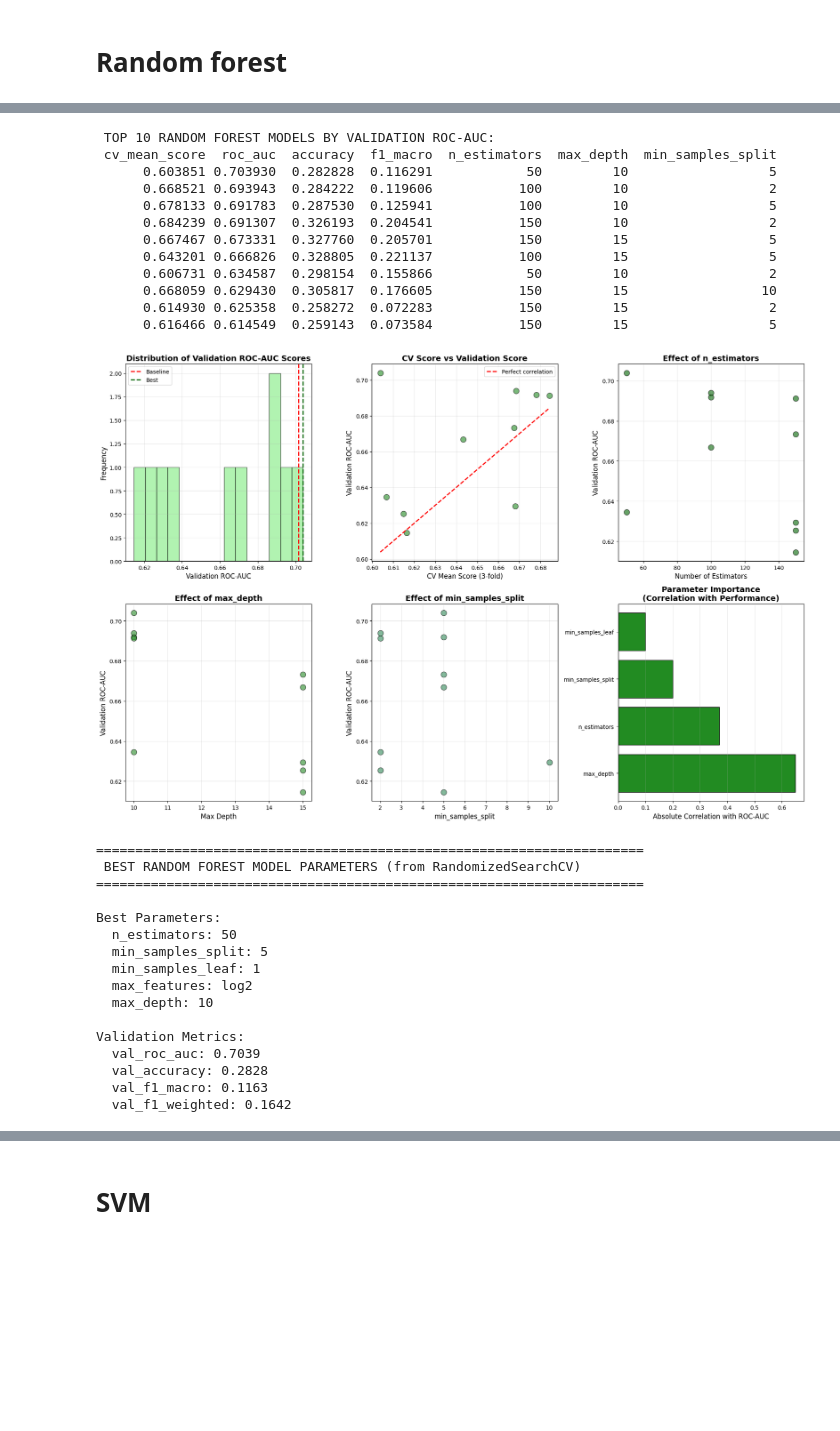
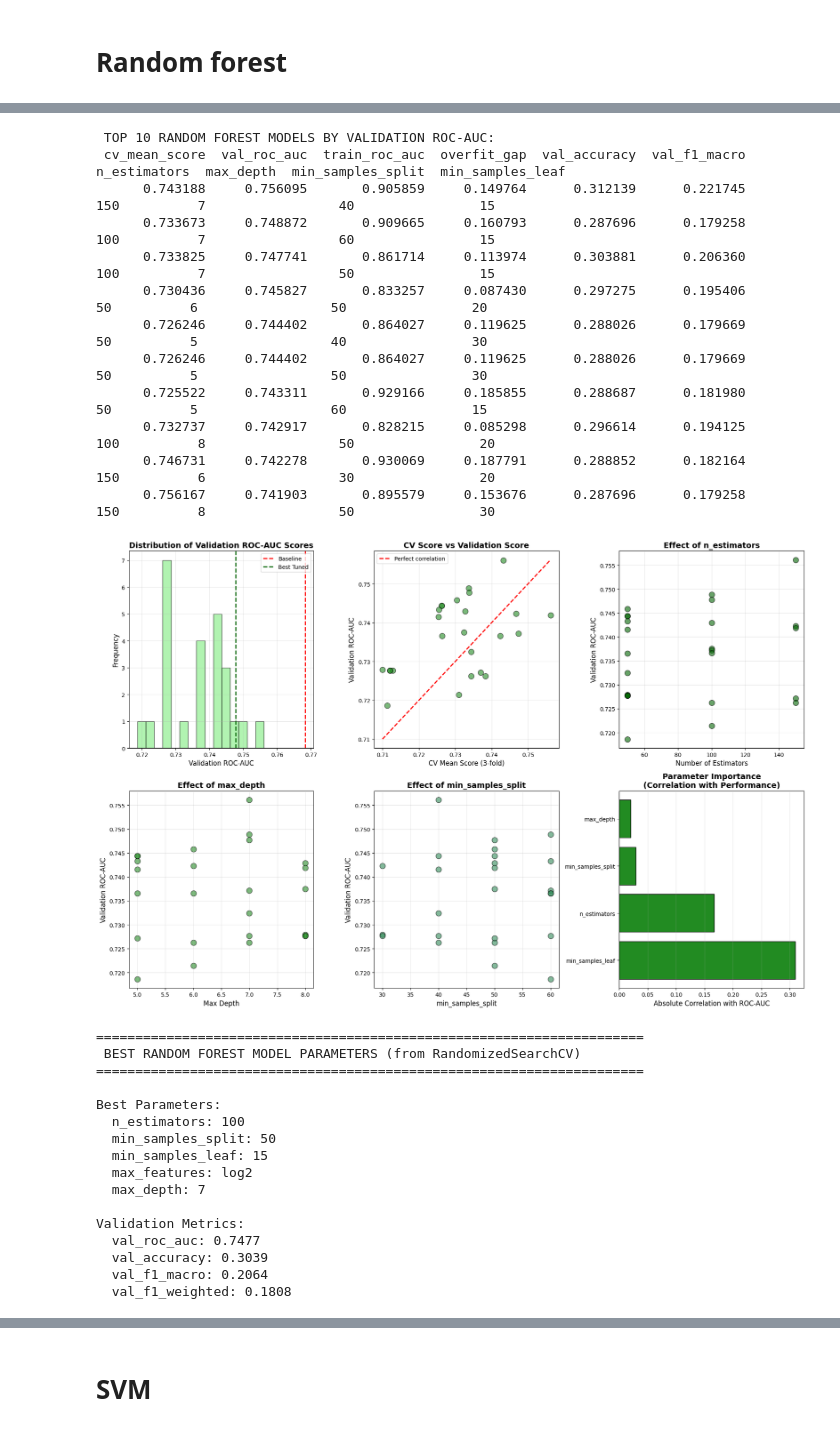
Before and after one commit to CuongWao123/IPCV_Emotion_Classification, a Jupyter notebook: TrainingModel.ipynb, the cells around one changed output, grey strips where cells are left out. Cells and saved outputs as stored; diff of their text form; code cells hidden in the pictures; blank space fills up the shorter version.

```diff
--- a/TrainingModel.ipynb
+++ b/TrainingModel.ipynb
@@ -41,0 +42,7 @@ from utils import EmotionDataPreprocessor, load_fer2013_data
+# %%
+# 1. Load data (train split into train/val, and test)
+print("Loading data...")
+# Load original training data
+X_train_full, y_train_full, emotion_labels = load_fer2013_data('Data_origin/train')
+# Load test data
+X_test, y_test, _ = load_fer2013_data('Data_origin/test')
@@ -1203,10 +1302,10 @@ Randomized Search iterations: 10 (demo mode)
 # %%
 
 results_df_rf = pd.DataFrame(results_list_rf)
-results_df_rf = results_df_rf.sort_values('roc_auc', ascending=False)
+results_df_rf = results_df_rf.sort_values('val_roc_auc', ascending=False)
 
 print("\n TOP 10 RANDOM FOREST MODELS BY VALIDATION ROC-AUC:")
-display_cols = ['cv_mean_score', 'roc_auc', 'accuracy', 'f1_macro', 'n_estimators', 'max_depth', 'min_samples_split']
+display_cols = ['cv_mean_score', 'val_roc_auc', 'train_roc_auc', 'overfit_gap', 'val_accuracy', 'val_f1_macro', 'n_estimators', 'max_depth', 'min_samples_split', 'min_samples_leaf']
 available_cols = [col for col in display_cols if col in results_df_rf.columns]
 print(results_df_rf[available_cols].head(10).to_string(index=False))
 
@@ -1220,9 +1319,9 @@ fig, axes = plt.subplots(2, 3, figsize=(18, 12))
 
 # 1. ROC-AUC distribution
 ax1 = axes[0, 0]
-ax1.hist(results_df_rf['roc_auc'], bins=15, edgecolor='black', alpha=0.7, color='lightgreen')
+ax1.hist(results_df_rf['val_roc_auc'], bins=15, edgecolor='black', alpha=0.7, color='lightgreen')
 ax1.axvline(baseline_rf_results['validation']['roc_auc'], color='red', linestyle='--', linewidth=2, label='Baseline')
-ax1.axvline(best_roc_auc_rf, color='darkgreen', linestyle='--', linewidth=2, label='Best')
+ax1.axvline(best_roc_auc_rf, color='darkgreen', linestyle='--', linewidth=2, label='Best Tuned')
 ax1.set_xlabel('Validation ROC-AUC', fontsize=12)
 ax1.set_ylabel('Frequency', fontsize=12)
 ax1.set_title('Distribution of Validation ROC-AUC Scores', fontsize=14, fontweight='bold')
@@ -1231,7 +1330,7 @@ ax1.grid(alpha=0.3)
 
 # 2. CV Score vs Validation Score
 ax2 = axes[0, 1]
-ax2.scatter(results_df_rf['cv_mean_score'], results_df_rf['roc_auc'],
+ax2.scatter(results_df_rf['cv_mean_score'], results_df_rf['val_roc_auc'],
             alpha=0.6, s=100, c='forestgreen', edgecolors='black')
 ax2.plot([results_df_rf['cv_mean_score'].min(), results_df_rf['cv_mean_score'].max()],
             [results_df_rf['cv_mean_score'].min(), results_df_rf['cv_mean_score'].max()],
@@ -1245,7 +1344,7 @@ ax2.grid(alpha=0.3)
 # 3. n_estimators effect (if available)
 ax3 = axes[0, 2]
 if 'n_estimators' in results_df_rf.columns:
-    ax3.scatter(results_df_rf['n_estimators'], results_df_rf['roc_auc'],
+    ax3.scatter(results_df_rf['n_estimators'], results_df_rf['val_roc_auc'],
                 alpha=0.6, s=100, c='darkgreen', edgecolors='black')
     ax3.set_xlabel('Number of Estimators', fontsize=12)
     ax3.set_ylabel('Validation ROC-AUC', fontsize=12)
@@ -1261,7 +1360,7 @@ ax4 = axes[1, 0]
 if 'max_depth' in results_df_rf.columns:
     depth_data = results_df_rf[results_df_rf['max_depth'].notna()]
     if len(depth_data) > 0:
-        ax4.scatter(depth_data['max_depth'].astype(float), depth_data['roc_auc'],
+        ax4.scatter(depth_data['max_depth'].astype(float), depth_data['val_roc_auc'],
                     alpha=0.6, s=100, c='forestgreen', edgecolors='black')
         ax4.set_xlabel('Max Depth', fontsize=12)
         ax4.set_ylabel('Validation ROC-AUC', fontsize=12)
@@ -1279,7 +1378,7 @@ else:
 # 5. min_samples_split effect (if available)
 ax5 = axes[1, 1]
 if 'min_samples_split' in results_df_rf.columns:
-    ax5.scatter(results_df_rf['min_samples_split'], results_df_rf['roc_auc'],
+    ax5.scatter(results_df_rf['min_samples_split'], results_df_rf['val_roc_auc'],
                 alpha=0.6, s=100, c='seagreen', edgecolors='black')
     ax5.set_xlabel('min_samples_split', fontsize=12)
     ax5.set_ylabel('Validation ROC-AUC', fontsize=12)
@@ -1299,9 +1398,9 @@ try:
     for param in numeric_params:
         if param in results_df_rf.columns:
             # Calculate correlation between parameter and ROC-AUC
-            param_data = results_df_rf[[param, 'roc_auc']].dropna()
+            param_data = results_df_rf[[param, 'val_roc_auc']].dropna()
             if len(param_data) > 1:
-                corr = abs(param_data[param].corr(param_data['roc_auc']))
+                corr = abs(param_data[param].corr(param_data['val_roc_auc']))
                 param_importance[param] = corr
 
     if param_importance:
@@ -1315,61 +1414,61 @@ try:
         ax6.grid(alpha=0.3, axis='x')
     else:
         ax6.text(0.5, 0.5, 'Parameter importance\nnot available',
                 ha='center', va='center', fontsize=12)
         ax6.axis('off')
 except Exception:
     ax6.text(0.5, 0.5, 'Error calculating\nparameter importance',
             ha='center', va='center', fontsize=12)
     ax6.axis('off')
 
 plt.tight_layout()
 
 # Log visualization as artifact
 tuning_viz_path_rf = 'rf_randomized_search_analysis.png'
 plt.savefig(tuning_viz_path_rf, dpi=300, bbox_inches='tight')
 
 plt.show()
 
 print("\n" + "="*70)
 print(" BEST RANDOM FOREST MODEL PARAMETERS (from RandomizedSearchCV)")
 print("="*70)
 print("\nBest Parameters:")
 for key, value in best_params_rf.items():
     print(f"  {key}: {value}")
 
 print("\nValidation Metrics:")
 for key, value in best_metrics_rf.items():
     print(f"  {key}: {value:.4f}")
 # %% [output]
  TOP 10 RANDOM FOREST MODELS BY VALIDATION ROC-AUC:
- cv_mean_score  roc_auc  accuracy  f1_macro  n_estimators  max_depth  min_samples_split
-      0.603851 0.703930  0.282828  0.116291            50         10                  5
-      0.668521 0.693943  0.284222  0.119606           100         10                  2
-      0.678133 0.691783  0.287530  0.125941           100         10                  5
-      0.684239 0.691307  0.326193  0.204541           150         10                  2
-      0.667467 0.673331  0.327760  0.205701           150         15                  5
-      0.643201 0.666826  0.328805  0.221137           100         15                  5
-      0.606731 0.634587  0.298154  0.155866            50         10                  2
-      0.668059 0.629430  0.305817  0.176605           150         15                 10
-      0.614930 0.625358  0.258272  0.072283           150         15                  2
-      0.616466 0.614549  0.259143  0.073584           150         15                  5
+ cv_mean_score  val_roc_auc  train_roc_auc  overfit_gap  val_accuracy  val_f1_macro  n_estimators  max_depth  min_samples_split  min_samples_leaf
+      0.743188     0.756095       0.905859     0.149764      0.312139      0.221745           150          7                 40                15
+      0.733673     0.748872       0.909665     0.160793      0.287696      0.179258           100          7                 60                15
+      0.733825     0.747741       0.861714     0.113974      0.303881      0.206360           100          7                 50                15
+      0.730436     0.745827       0.833257     0.087430      0.297275      0.195406            50          6                 50                20
+      0.726246     0.744402       0.864027     0.119625      0.288026      0.179669            50          5                 40                30
+      0.726246     0.744402       0.864027     0.119625      0.288026      0.179669            50          5                 50                30
+      0.725522     0.743311       0.929166     0.185855      0.288687      0.181980            50          5                 60                15
+      0.732737     0.742917       0.828215     0.085298      0.296614      0.194125           100          8                 50                20
+      0.746731     0.742278       0.930069     0.187791      0.288852      0.182164           150          6                 30                20
+      0.756167     0.741903       0.895579     0.153676      0.287696      0.179258           150          8                 50                30
-[figure, old version]
+[figure, new version]
 ======================================================================
  BEST RANDOM FOREST MODEL PARAMETERS (from RandomizedSearchCV)
 ======================================================================
 
 Best Parameters:
-  n_estimators: 50
-  min_samples_split: 5
-  min_samples_leaf: 1
+  n_estimators: 100
+  min_samples_split: 50
+  min_samples_leaf: 15
   max_features: log2
-  max_depth: 10
+  max_depth: 7
 
 Validation Metrics:
-  val_roc_auc: 0.7039
-  val_accuracy: 0.2828
-  val_f1_macro: 0.1163
-  val_f1_weighted: 0.1642
+  val_roc_auc: 0.7477
+  val_accuracy: 0.3039
+  val_f1_macro: 0.2064
+  val_f1_weighted: 0.1808
 # %%
 
 print("\n" + "="*70)
```
Also changed, not shown: parts of 17 cells of this notebook, 31 other files.
